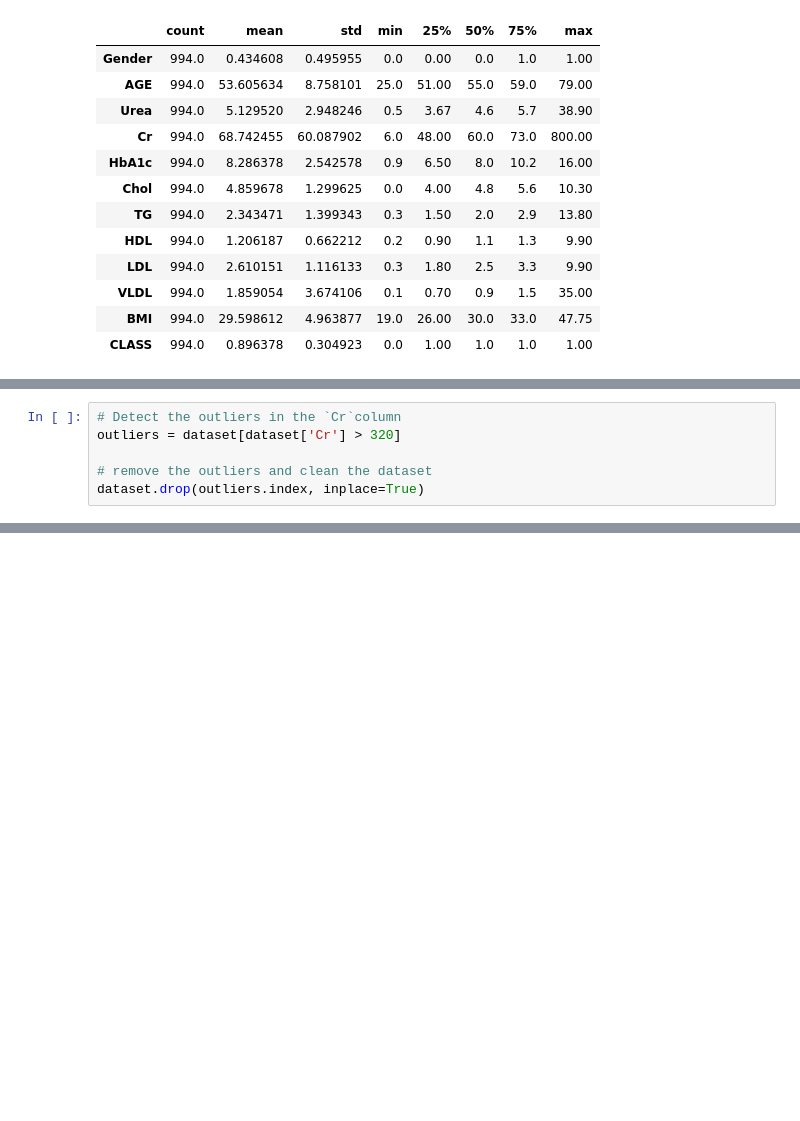
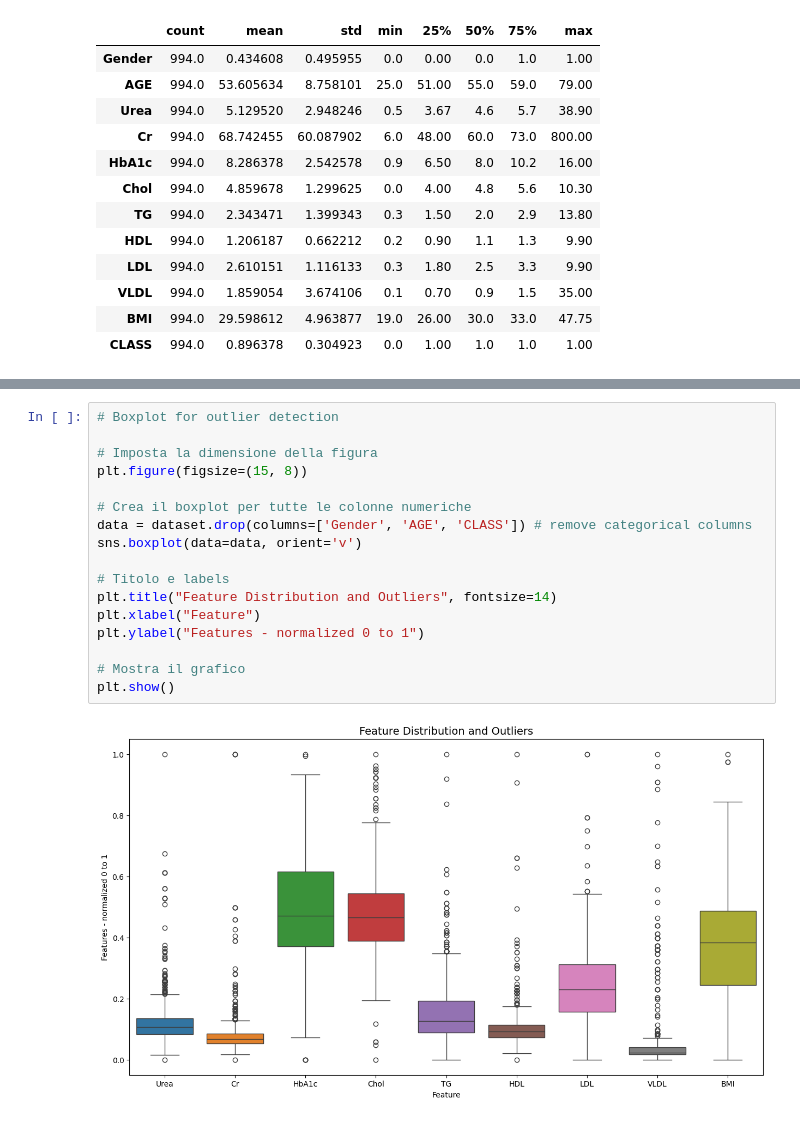
Before and after one commit to tbimbato/Diabetes-Dataset-EDA-and-prediction, a Jupyter notebook: notebooks/EDA.ipynb, the cells around one changed output, grey strips where cells are left out. Saved outputs shown, nothing was run; the diff lists cells and outputs as text; blank space fills up the shorter version.

Commit message:
Outliers detection (WIP)

```diff
--- a/notebooks/EDA.ipynb
+++ b/notebooks/EDA.ipynb
@@ -237,6 +206,0 @@ Source: [BMJ Best Practice - Acute kidney injury](https://bestpractice.bmj.com/t
-# %%
-# Detect the outliers in the `Cr`column
-outliers = dataset[dataset['Cr'] > 320]
-
-# remove the outliers and clean the dataset
-dataset.drop(outliers.index, inplace=True)
@@ -250,0 +224,19 @@ plt.show()
+# %%
+# Boxplot for outlier detection
+
+# Imposta la dimensione della figura
+plt.figure(figsize=(15, 8))
+
+# Crea il boxplot per tutte le colonne numeriche
+data = dataset.drop(columns=['Gender', 'AGE', 'CLASS']) # remove categorical columns
+sns.boxplot(data=data, orient='v')
+
+# Titolo e labels
+plt.title("Feature Distribution and Outliers", fontsize=14)
+plt.xlabel("Feature")
+plt.ylabel("Features - normalized 0 to 1")
+
+# Mostra il grafico
+plt.show()
+# %% [output]
+[figure, added]
```
Also changed, not shown: parts of 8 cells of this notebook, 2 other files.
